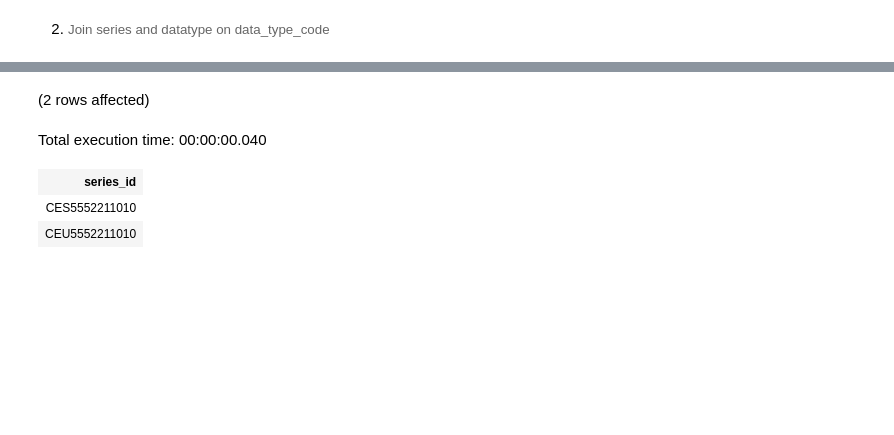
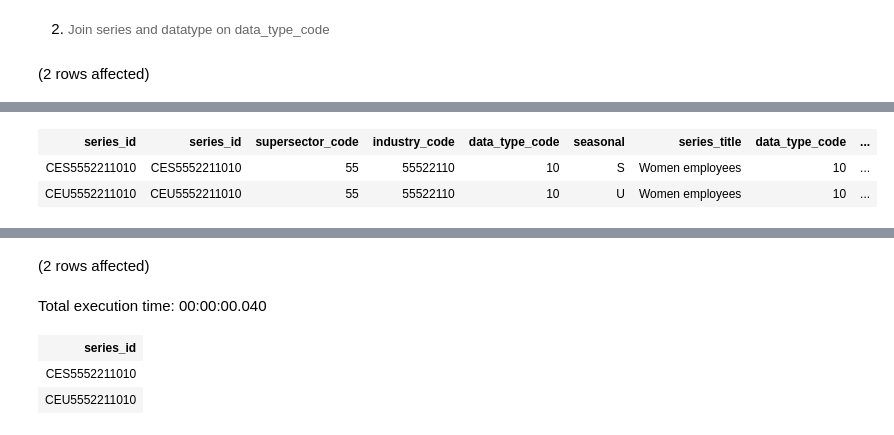
Before and after one commit to ams048/Assignment3_9to5, a Jupyter notebook: AMS_9to5.ipynb, the cells around one changed output, grey strips where cells are left out. Cells and saved outputs as stored; diff of their text form; code cells hidden in the pictures; blank space fills up the shorter version.

```diff
--- a/AMS_9to5.ipynb
+++ b/AMS_9to5.ipynb
@@ -204,2 +220,18 @@ Total execution time: 00:00:00.033
 # %% [markdown]
 2. <span style="background-color: rgb(255, 255, 255); font-size: 10pt; white-space: pre-wrap; color: rgb(102, 102, 102); font-family: Arvo, serif;">Join series and datatype on data_type_code</span>
+# %%
+WITH CTE AS (
+    SELECT s.series_id
+    FROM LaborStatisticsDB.dbo.series AS s
+    JOIN LaborStatisticsDB.dbo.industry AS i ON i.industry_code = s.industry_code
+    JOIN LaborStatisticsDB.dbo.supersector AS ss ON ss.supersector_code = s.supersector_code
+    WHERE i.industry_name = 'Commercial Banking'
+        AND ss.supersector_name = 'Financial Activities'
+        AND s.series_title = 'Women employees'
+)
+SELECT TOP 10 *
+FROM CTE
+JOIN LaborStatisticsDB.dbo.series AS s ON CTE.series_id = s.series_id
+JOIN LaborStatisticsDB.dbo.datatype AS d ON s.data_type_code = d.data_type_code;
+# %% [output]
+(2 rows affected)
@@ -206 +239,4 @@ Total execution time: 00:00:00.033
+| series_id | series_id | supersector_code | industry_code | data_type_code | seasonal | series_title | data_type_code | ... |
+| CES5552211010 | CES5552211010 | 55 | 55522110 | 10 | S | Women employees | 10 | ... |
+| CEU5552211010 | CEU5552211010 | 55 | 55522110 | 10 | U | Women employees | 10 | ... |
 # %%
```
Also changed, not shown: parts of 23 cells of this notebook.
